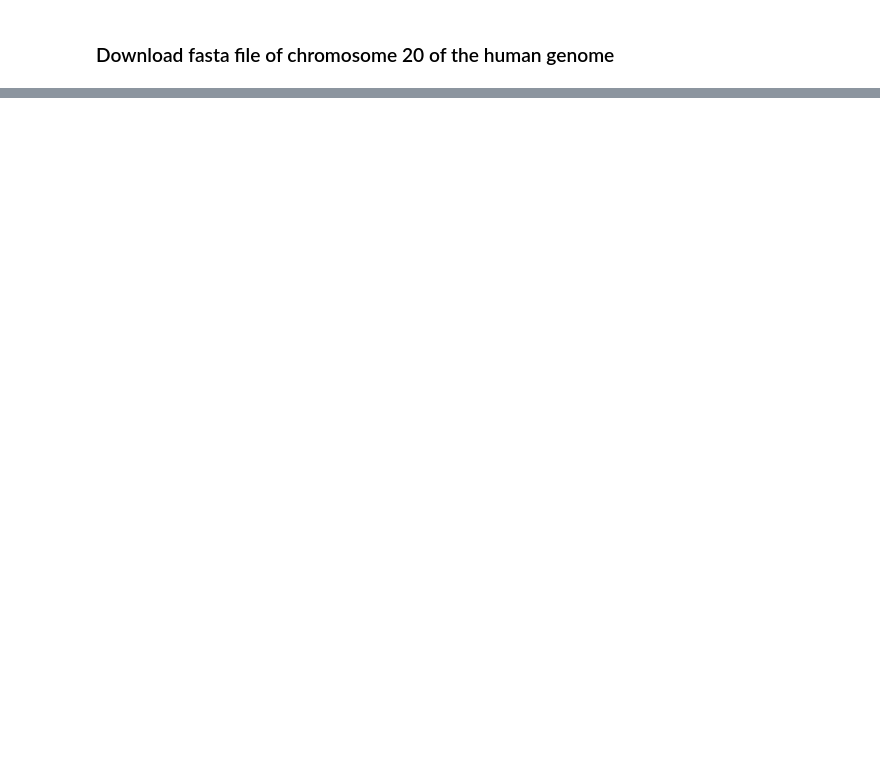
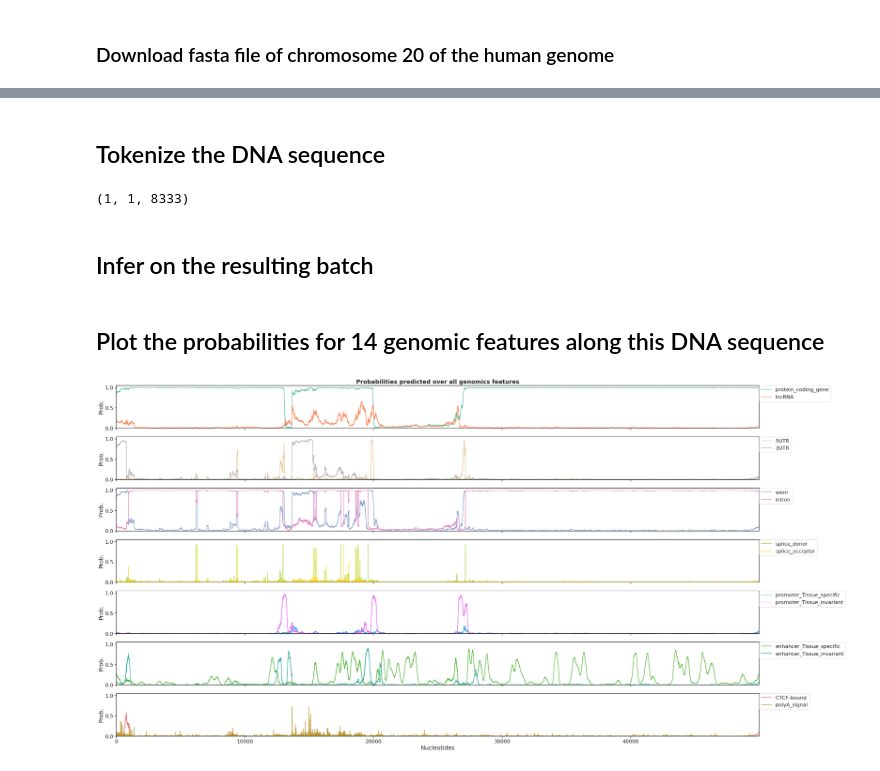
Before and after one commit to instadeepai/nucleotide-transformer, a Jupyter notebook: examples/inference_segment_nt.ipynb, the cells around one changed output, grey strips where cells are left out. Cells and saved outputs as stored; diff of their text form; code cells hidden in the pictures; blank space fills up the shorter version.

```diff
--- a/examples/inference_segment_nt.ipynb
+++ b/examples/inference_segment_nt.ipynb
@@ -238,0 +330,41 @@ plot_features(
+# %% [markdown]
+## Tokenize the DNA sequence
+# %%
+idx_start = 5100000
+idx_stop = idx_start + max_num_nucleotides*6
+
+sequences = [chr20[idx_start:idx_stop]]
+tokens_ids = [b[1] for b in tokenizer.batch_tokenize(sequences)]
+tokens_str = [b[0] for b in tokenizer.batch_tokenize(sequences)]
+
+# This stacks the batch so that it is repeated across the devices. This is done
+# in order to allow for replication even if one has more than one device.
+# To take advantage of the multiple devices and infer different sequences on
+# each of the devices, make sure to change this line into a reshape.
+# a reshape
+tokens = jnp.asarray(tokens_ids, dtype=jnp.int32)[None, :]
+tokens.shape
+# %% [output]
+(1, 1, 8333)
+# %% [markdown]
+## Infer on the resulting batch
+# %%
+# Infer
+outs = apply_fn(parameters, keys, tokens)
+
+# Obtain the logits over the genomic features
+logits = outs["logits"]
+# Transform them on probabilities
+probabilities = np.asarray(jax.nn.softmax(logits, axis=-1))[...,-1]
+# %% [markdown]
+## Plot the probabilities for 14 genomic features along this DNA sequence
+# %%
+plot_features(
+    probabilities[0,0],
+    probabilities.shape[-2],
+    fig_width=20,
+    features=config.features,
+    order_to_plot=features_rearranged
+)
+# %% [output]
+[figure, added]
```
Also changed, not shown: parts of 29 cells of this notebook, 7 other files.
